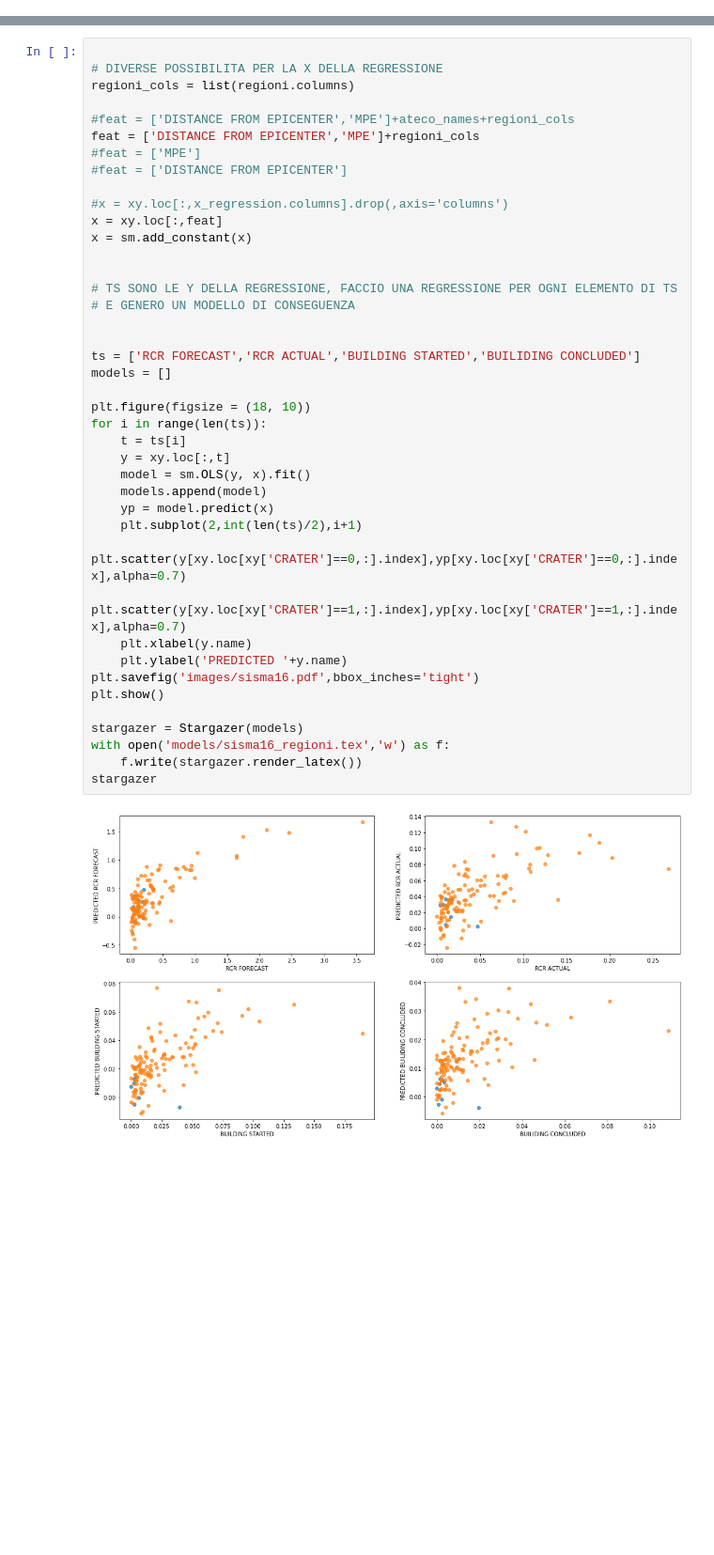
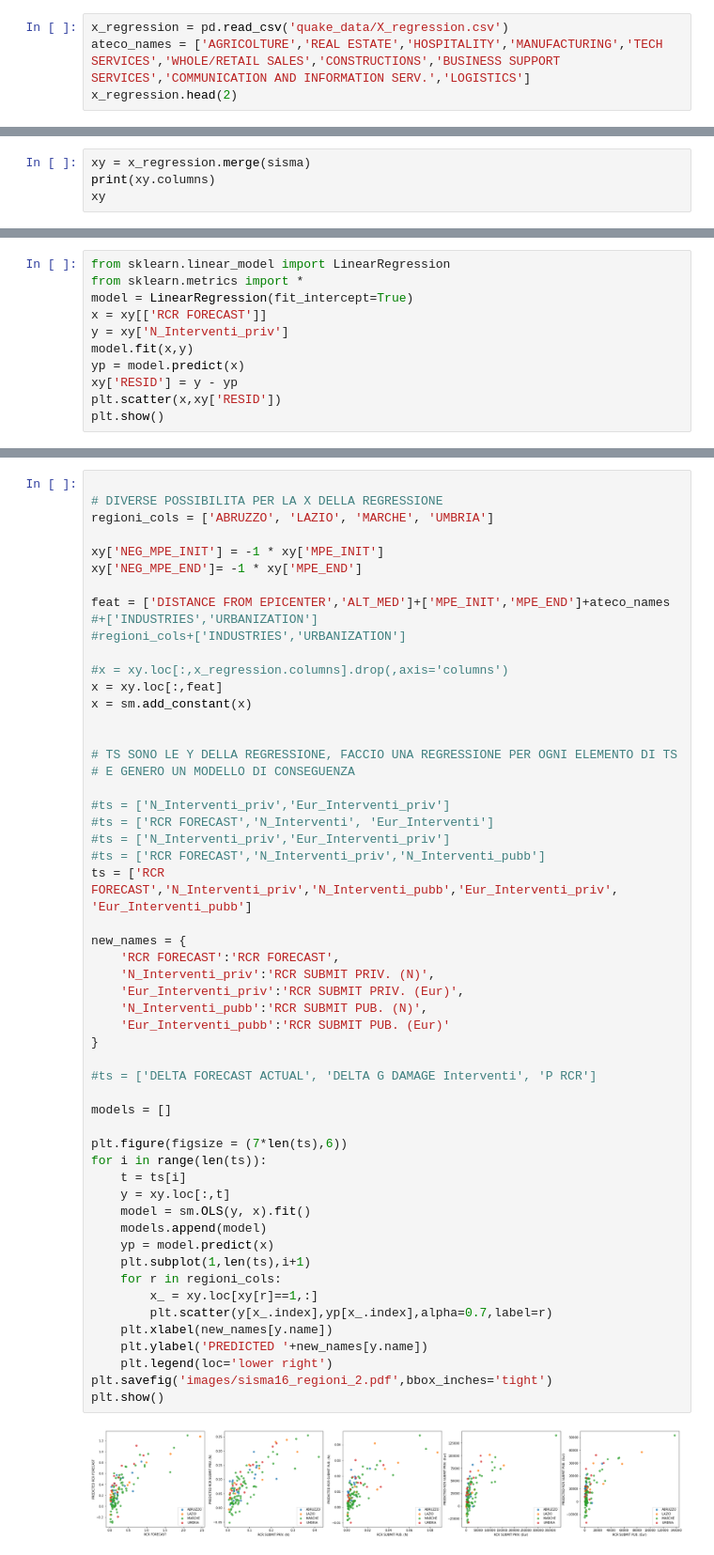
Before and after one commit to mmamei/earthquake2016, a Jupyter notebook: regression_SISMA2016.ipynb, the cells around one changed output, grey strips where cells are left out. Shown at 94% size. Cells and saved outputs as stored; diff of their text form; blank space fills up the shorter version.

```diff
--- a/regression_SISMA2016.ipynb
+++ b/regression_SISMA2016.ipynb
@@ -164,0 +35,4 @@ Index(['Comune', 'RCR FORECAST', 'RCR ACTUAL', 'RCR FORECAST / ACTUAL', 'OOPP',
+# %%
+x_regression = pd.read_csv('quake_data/X_regression.csv')
+ateco_names = ['AGRICOLTURE','REAL ESTATE','HOSPITALITY','MANUFACTURING','TECH SERVICES','WHOLE/RETAIL SALES','CONSTRUCTIONS','BUSINESS SUPPORT SERVICES','COMMUNICATION AND INFORMATION SERV.','LOGISTICS']
+x_regression.head(2)
@@ -164,0 +44,4 @@ Index(['Comune', 'RCR FORECAST', 'RCR ACTUAL', 'RCR FORECAST / ACTUAL', 'OOPP',
+# %%
+xy = x_regression.merge(sisma)
+print(xy.columns)
+xy
@@ -164,0 +93,11 @@ Index(['Comune', 'RCR FORECAST', 'RCR ACTUAL', 'RCR FORECAST / ACTUAL', 'OOPP',
+# %%
+from sklearn.linear_model import LinearRegression
+from sklearn.metrics import *
+model = LinearRegression(fit_intercept=True)
+x = xy[['RCR FORECAST']]
+y = xy['N_Interventi_priv']
+model.fit(x,y)
+yp = model.predict(x)
+xy['RESID'] = y - yp
+plt.scatter(x,xy['RESID'])
+plt.show()
@@ -165,43 +111,56 @@ Index(['Comune', 'RCR FORECAST', 'RCR ACTUAL', 'RCR FORECAST / ACTUAL', 'OOPP',
 # %%
 
 # DIVERSE POSSIBILITA PER LA X DELLA REGRESSIONE
-regioni_cols = list(regioni.columns)
+regioni_cols = ['ABRUZZO', 'LAZIO', 'MARCHE', 'UMBRIA']
 
-#feat = ['DISTANCE FROM EPICENTER','MPE']+ateco_names+regioni_cols
-feat = ['DISTANCE FROM EPICENTER','MPE']+regioni_cols
-#feat = ['MPE']
-#feat = ['DISTANCE FROM EPICENTER']
+xy['NEG_MPE_INIT'] = -1 * xy['MPE_INIT']
+xy['NEG_MPE_END']= -1 * xy['MPE_END']
+
+feat = ['DISTANCE FROM EPICENTER','ALT_MED']+['MPE_INIT','MPE_END']+ateco_names
+#+['INDUSTRIES','URBANIZATION']
+#regioni_cols+['INDUSTRIES','URBANIZATION']
 
 #x = xy.loc[:,x_regression.columns].drop(,axis='columns')
 x = xy.loc[:,feat]
 x = sm.add_constant(x)
 
 
 # TS SONO LE Y DELLA REGRESSIONE, FACCIO UNA REGRESSIONE PER OGNI ELEMENTO DI TS
 # E GENERO UN MODELLO DI CONSEGUENZA
 
+#ts = ['N_Interventi_priv','Eur_Interventi_priv']
+#ts = ['RCR FORECAST','N_Interventi', 'Eur_Interventi']
+#ts = ['N_Interventi_priv','Eur_Interventi_priv']
+#ts = ['RCR FORECAST','N_Interventi_priv','N_Interventi_pubb']
+ts = ['RCR FORECAST','N_Interventi_priv','N_Interventi_pubb','Eur_Interventi_priv', 'Eur_Interventi_pubb']
 
-ts = ['RCR FORECAST','RCR ACTUAL','BUILDING STARTED','BUILIDING CONCLUDED']
+new_names = {
+    'RCR FORECAST':'RCR FORECAST',
+    'N_Interventi_priv':'RCR SUBMIT PRIV. (N)',
+    'Eur_Interventi_priv':'RCR SUBMIT PRIV. (Eur)',
+    'N_Interventi_pubb':'RCR SUBMIT PUB. (N)',
+    'Eur_Interventi_pubb':'RCR SUBMIT PUB. (Eur)'
+}
+
+#ts = ['DELTA FORECAST ACTUAL', 'DELTA G DAMAGE Interventi', 'P RCR']
+
 models = []
 
-plt.figure(figsize = (18, 10))
+plt.figure(figsize = (7*len(ts),6))
 for i in range(len(ts)):
     t = ts[i]
     y = xy.loc[:,t]
     model = sm.OLS(y, x).fit()
     models.append(model)
     yp = model.predict(x)
-    plt.subplot(2,int(len(ts)/2),i+1)
-    plt.scatter(y[xy.loc[xy['CRATER']==0,:].index],yp[xy.loc[xy['CRATER']==0,:].index],alpha=0.7)
-    plt.scatter(y[xy.loc[xy['CRATER']==1,:].index],yp[xy.loc[xy['CRATER']==1,:].index],alpha=0.7)
-    plt.xlabel(y.name)
-    plt.ylabel('PREDICTED '+y.name)
-plt.savefig('images/sisma16.pdf',bbox_inches='tight')
+    plt.subplot(1,len(ts),i+1)
+    for r in regioni_cols:
+        x_ = xy.loc[xy[r]==1,:]
+        plt.scatter(y[x_.index],yp[x_.index],alpha=0.7,label=r)
+    plt.xlabel(new_names[y.name])
+    plt.ylabel('PREDICTED '+new_names[y.name])
+    plt.legend(loc='lower right')
+plt.savefig('images/sisma16_regioni_2.pdf',bbox_inches='tight')
 plt.show()
-
-stargazer = Stargazer(models)
-with open('models/sisma16_regioni.tex','w') as f:
-    f.write(stargazer.render_latex())
-stargazer
 # %% [output]
-[figure, old version]
+[figure, new version]
```
Also changed, not shown: parts of 26 cells of this notebook, 35 other files.
